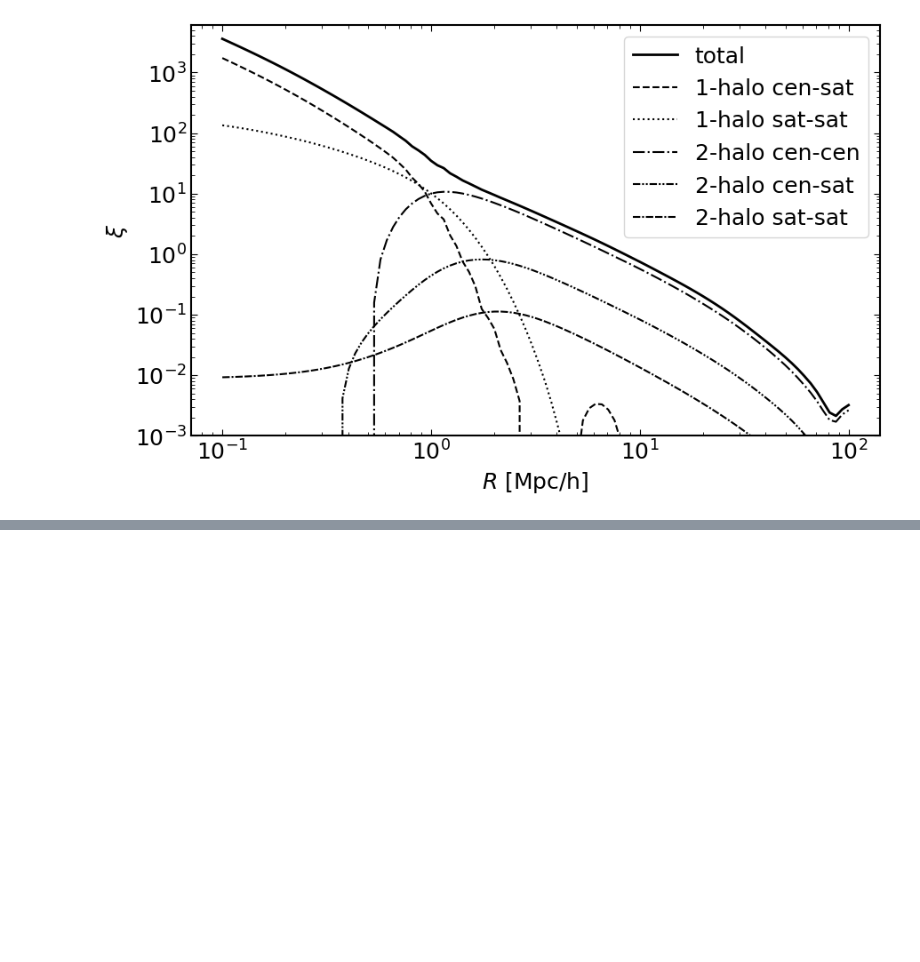
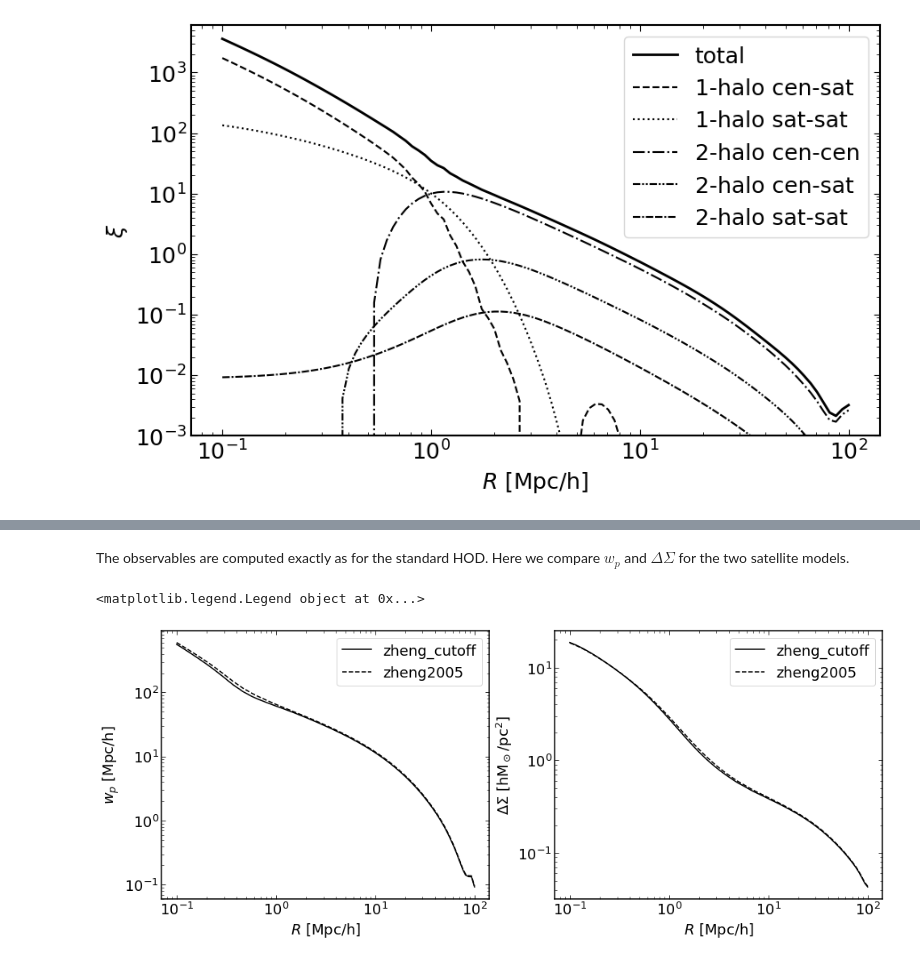
Before and after one commit to DarkQuestCosmology/dark_emulator_public, a Jupyter notebook: docs/tutorial-hod.ipynb, the cells around one changed output, grey strips where cells are left out. Drawn from its saved outputs; the diff is of its cells as text; code cells hidden in the pictures; blank space fills up the shorter version.

```diff
--- a/docs/tutorial-hod.ipynb
+++ b/docs/tutorial-hod.ipynb
@@ -128,0 +195,20 @@ plt.ylim(1e-3, 6e3)
+# %% [markdown]
+The observables are computed exactly as for the standard HOD. Here we compare $w_p$ and $\Delta\Sigma$ for the two satellite models.
+# %%
+r = np.logspace(-1,2,100)
+
+fig, axes = plt.subplots(1, 2, figsize=(16,6))
+for sat_model in sat_models:
+    hod.set_galaxy({**gparam_indep, "sat_model": sat_model})
+    axes[0].loglog(r, hod.get_wp(r, redshift), styles[sat_model], color = "k", label = sat_model)
+    axes[1].loglog(r, hod.get_ds(r, redshift), styles[sat_model], color = "k", label = sat_model)
+
+axes[0].set_xlabel(r"$R$ [Mpc/h]")
+axes[0].set_ylabel(r"$w_p$ [Mpc/h]")
+axes[1].set_xlabel(r"$R$ [Mpc/h]")
+axes[1].set_ylabel(r"$\Delta\Sigma$ [hM$_\odot$/pc$^2$]")
+axes[0].legend()
+axes[1].legend()
+# %% [output]
+<matplotlib.legend.Legend object at 0x...>
+[figure, added]
```
Also changed, not shown: parts of 2 cells of this notebook, 4 other files.
